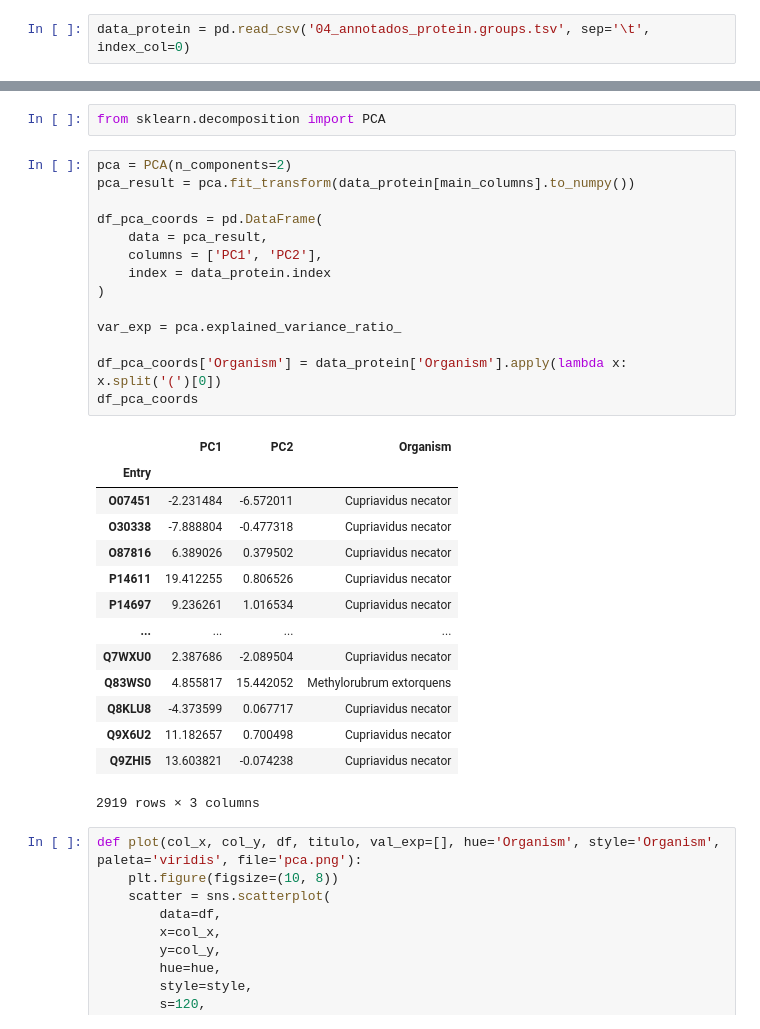
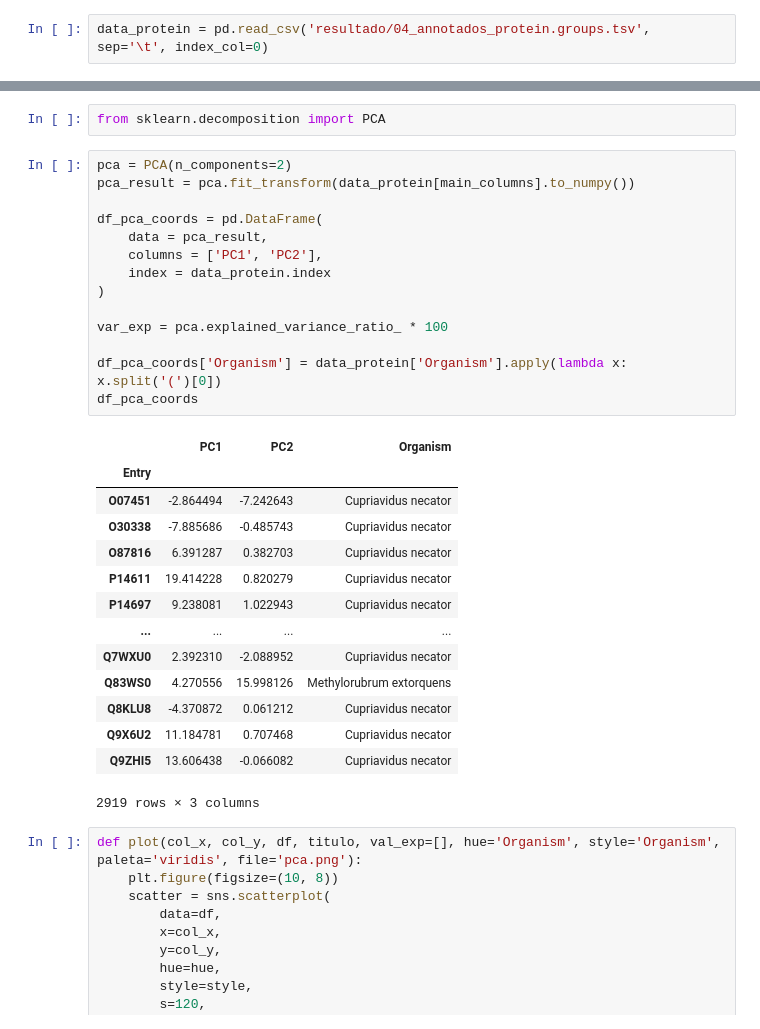
Before and after one commit to pablo1n7/proteomica-Aproximaciones-omicas, a Jupyter notebook: 05-pca.ipynb, the cells around one changed output, grey strips where cells are left out. Cells and saved outputs as stored; diff of their text form.

```diff
--- a/05-pca.ipynb
+++ b/05-pca.ipynb
@@ -4,7 +4,7 @@ import matplotlib.pyplot as plt
 import seaborn as sns
 sns.set_theme(style="whitegrid")
 # %%
-data_protein = pd.read_csv('04_annotados_protein.groups.tsv', sep='\t', index_col=0)
+data_protein = pd.read_csv('resultado/04_annotados_protein.groups.tsv', sep='\t', index_col=0)
 # %%
 main_columns = ['CBB_01', 'CBB_02', 'CBB_03','rGlyP_07', 'rGlyP_08','rGlyP_09',]
 num_columns = ['CBB_UP_01', 'CBB_UP_02', 'CBB_UP_03', 'rGlyP_UP_07', 'rGlyP_UP_08', 'rGlyP_UP_09']
@@ -47,31 +47,31 @@ from sklearn.decomposition import PCA
 # %%
 pca = PCA(n_components=2)
 pca_result = pca.fit_transform(data_protein[main_columns].to_numpy())
 
 df_pca_coords = pd.DataFrame(
     data = pca_result,
     columns = ['PC1', 'PC2'],
     index = data_protein.index
 )
 
-var_exp = pca.explained_variance_ratio_
+var_exp = pca.explained_variance_ratio_ * 100
 
 df_pca_coords['Organism'] = data_protein['Organism'].apply(lambda x: x.split('(')[0])
 df_pca_coords
 # %% [output]
 |  | PC1 | PC2 | Organism |
 | Entry |  |  |  |
-| O07451 | -2.231484 | -6.572011 | Cupriavidus necator |
-| O30338 | -7.888804 | -0.477318 | Cupriavidus necator |
-| O87816 | 6.389026 | 0.379502 | Cupriavidus necator |
-| P14611 | 19.412255 | 0.806526 | Cupriavidus necator |
-| P14697 | 9.236261 | 1.016534 | Cupriavidus necator |
+| O07451 | -2.864494 | -7.242643 | Cupriavidus necator |
+| O30338 | -7.885686 | -0.485743 | Cupriavidus necator |
+| O87816 | 6.391287 | 0.382703 | Cupriavidus necator |
+| P14611 | 19.414228 | 0.820279 | Cupriavidus necator |
+| P14697 | 9.238081 | 1.022943 | Cupriavidus necator |
 | ... | ... | ... | ... |
-| Q7WXU0 | 2.387686 | -2.089504 | Cupriavidus necator |
-| Q83WS0 | 4.855817 | 15.442052 | Methylorubrum extorquens |
-| Q8KLU8 | -4.373599 | 0.067717 | Cupriavidus necator |
-| Q9X6U2 | 11.182657 | 0.700498 | Cupriavidus necator |
-| Q9ZHI5 | 13.603821 | -0.074238 | Cupriavidus necator |
+| Q7WXU0 | 2.392310 | -2.088952 | Cupriavidus necator |
+| Q83WS0 | 4.270556 | 15.998126 | Methylorubrum extorquens |
+| Q8KLU8 | -4.370872 | 0.061212 | Cupriavidus necator |
+| Q9X6U2 | 11.184781 | 0.707468 | Cupriavidus necator |
+| Q9ZHI5 | 13.606438 | -0.066082 | Cupriavidus necator |
 2919 rows × 3 columns
 # %%
 def plot(col_x, col_y, df, titulo, val_exp=[], hue='Organism', style='Organism', paleta='viridis', file='pca.png'):
```
Also changed, not shown: parts of 8 cells of this notebook, 26 other files.
